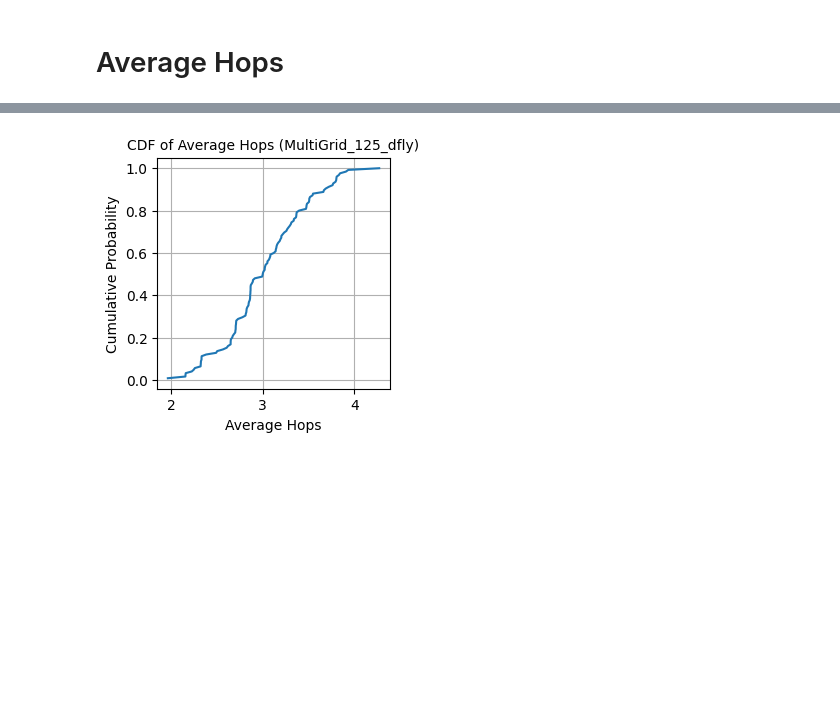
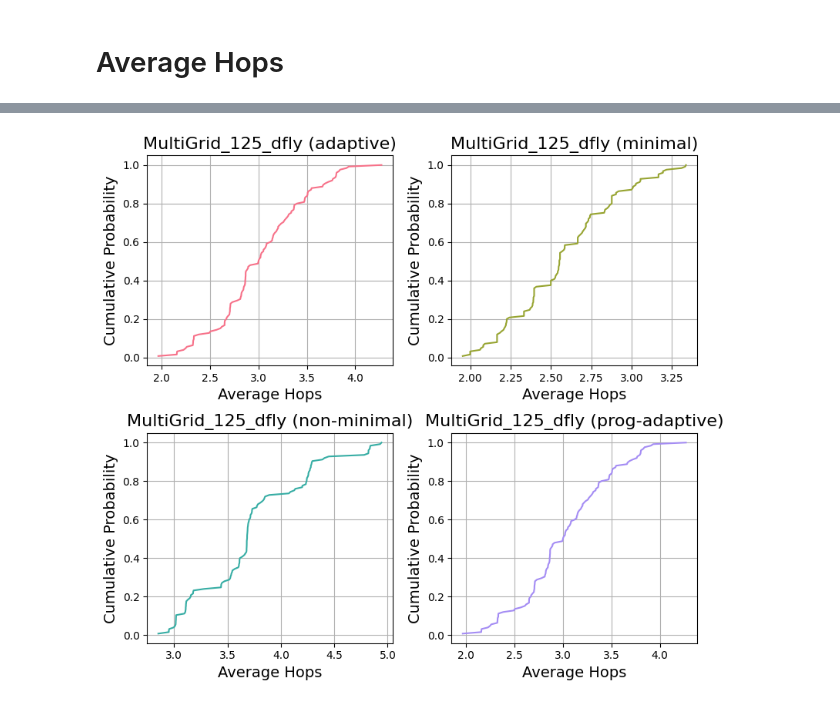
Before and after one commit to zzheng33/cs550, a Jupyter notebook: run/plot.ipynb, the cells around one changed output, grey strips where cells are left out. Saved outputs shown, nothing was run; the diff lists cells and outputs as text; code cells hidden in the pictures; blank space fills up the shorter version.

```diff
--- a/run/plot.ipynb
+++ b/run/plot.ipynb
@@ -260,5 +312,5 @@ plot_cdf_avg_hops("minife_18_dfly/dragonfly-msg-stats")
 # %%
-plot_cdf_avg_hops("./arxiv/adaptive/MultiGrid_125_dfly/dragonfly-msg-stats")
+plot_cdf_avg_hops("MultiGrid_125_dfly")
 # %% [output]
-[figure, old version]
+[figure, new version]
 # %%
```
Also changed, not shown: parts of 7 cells of this notebook.
